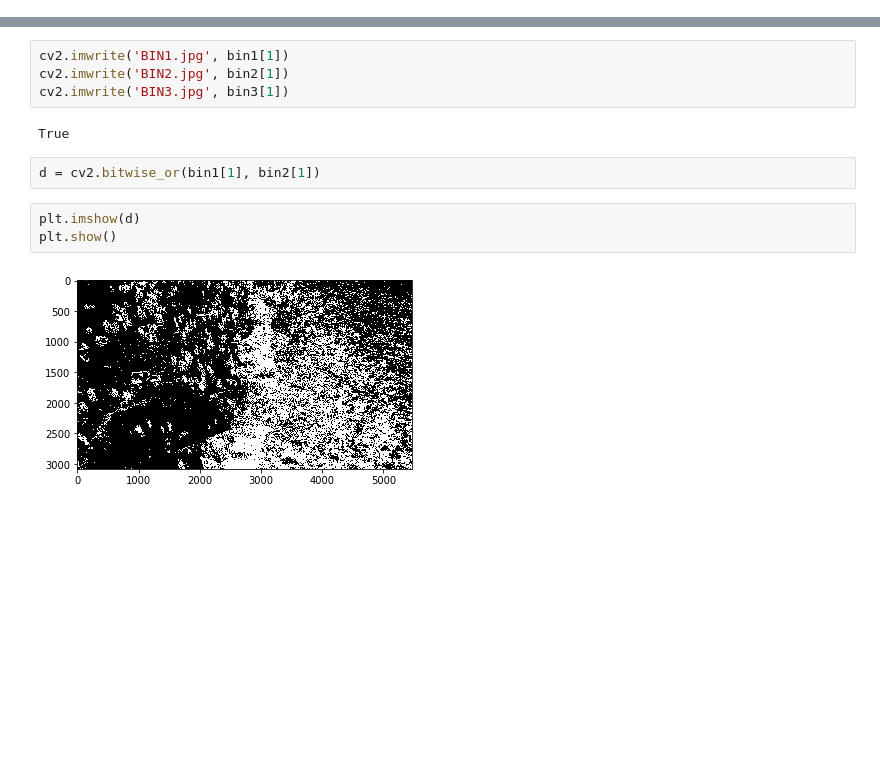
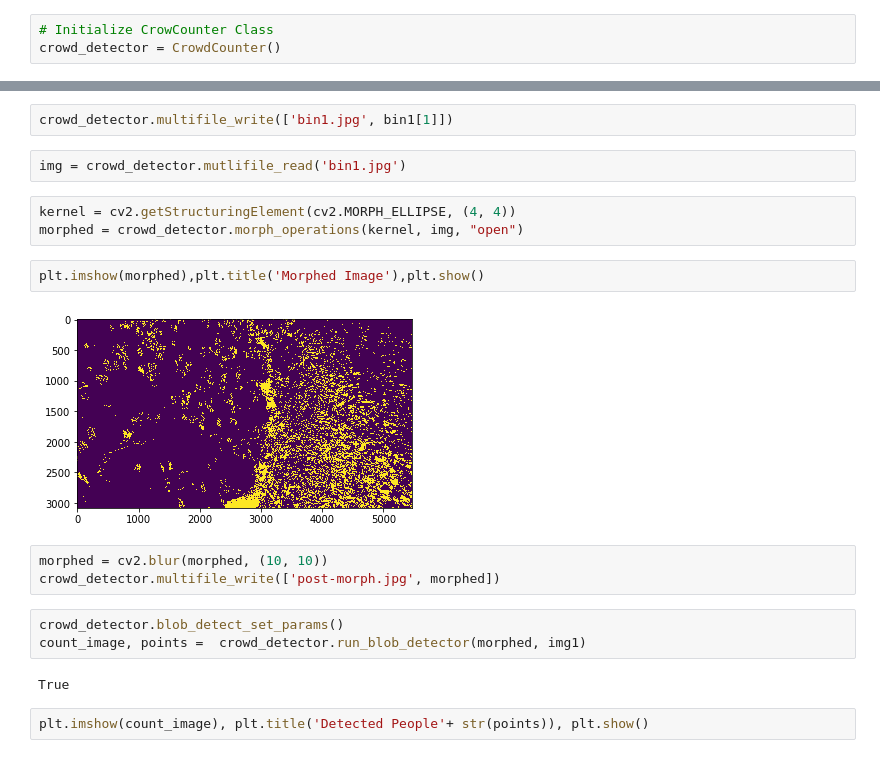
Before and after one commit to surajpaib/CrowdEstimationchallenge, a Jupyter notebook: crowd_estimator.ipynb, the cells around one changed output, grey strips where cells are left out. Cells and saved outputs as stored; diff of their text form; blank space fills up the shorter version.

```diff
--- a/crowd_estimator.ipynb
+++ b/crowd_estimator.ipynb
@@ -6 +7,4 @@ import matplotlib.pyplot as plt
+# %%
+# Initialize CrowCounter Class
+crowd_detector = CrowdCounter()
 # %%
@@ -53,13 +55,21 @@ plt.show()
-# %%
-cv2.imwrite('BIN1.jpg', bin1[1])
-cv2.imwrite('BIN2.jpg', bin2[1])
-cv2.imwrite('BIN3.jpg', bin3[1])
-# %% [output]
-True
-# %%
-d = cv2.bitwise_or(bin1[1], bin2[1])
+# %%
+crowd_detector.multifile_write(['bin1.jpg', bin1[1]])
+# %%
+img = crowd_detector.mutlifile_read('bin1.jpg')
+# %%
+kernel = cv2.getStructuringElement(cv2.MORPH_ELLIPSE, (4, 4))
+morphed = crowd_detector.morph_operations(kernel, img, "open")
 # %%
-plt.imshow(d)
-plt.show()
+plt.imshow(morphed),plt.title('Morphed Image'),plt.show()
 # %% [output]
-[figure, old version]
+[figure, new version]
+# %%
+morphed = cv2.blur(morphed, (10, 10))
+crowd_detector.multifile_write(['post-morph.jpg', morphed])
+# %%
+crowd_detector.blob_detect_set_params()
+count_image, points =  crowd_detector.run_blob_detector(morphed, img1)
+# %% [output]
+True
+# %%
+plt.imshow(count_image), plt.title('Detected People'+ str(points)), plt.show()
```
Also changed, not shown: parts of 12 cells of this notebook, 13 other files.
